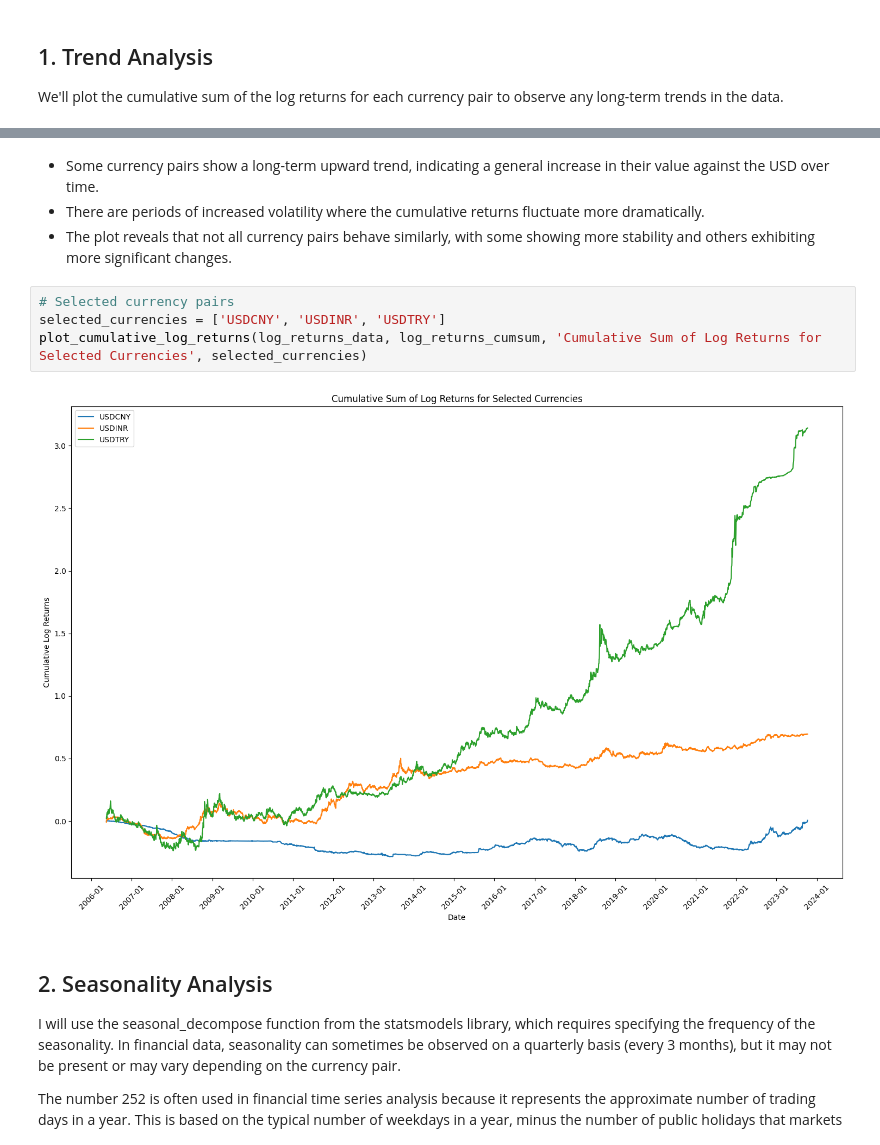
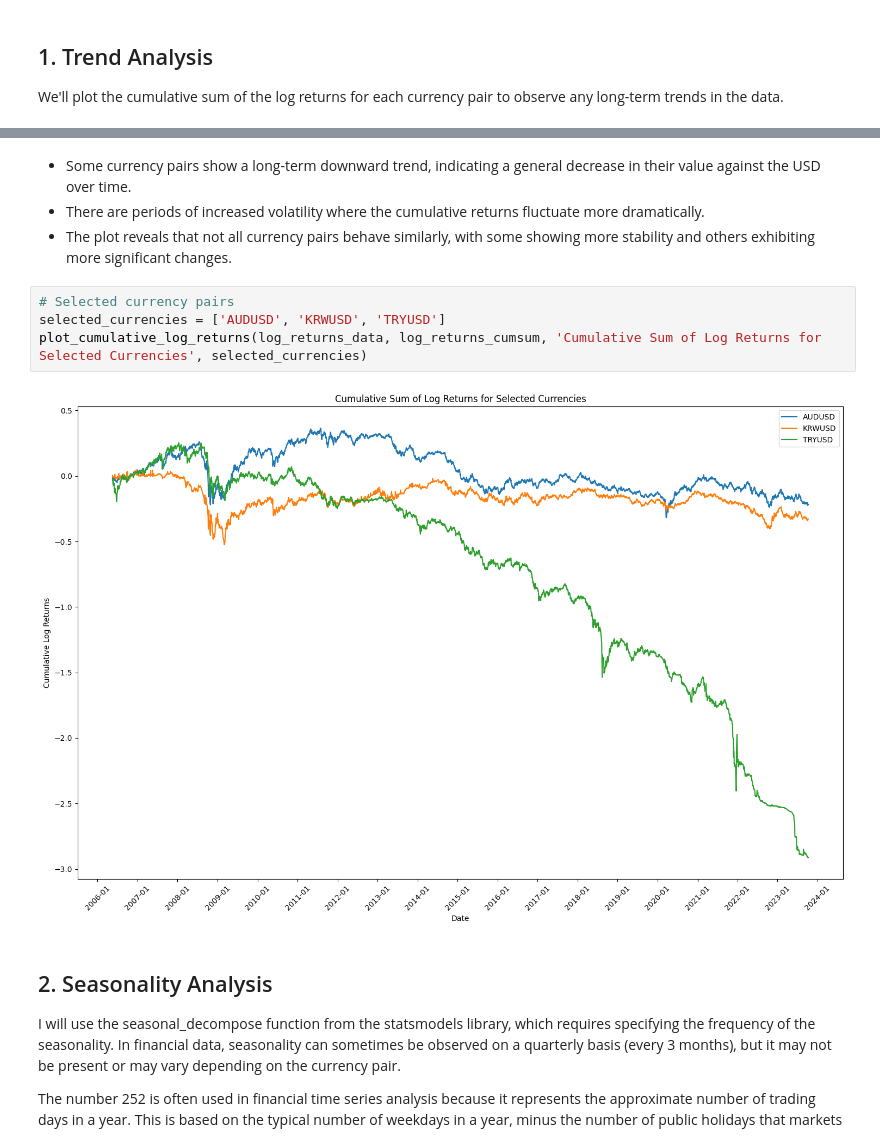
Before and after one commit to CodeBySohyun/Inverse_Ising_Inference, a Jupyter notebook: Data_Analysis/ising_statistics.ipynb, the cells around one changed output, grey strips where cells are left out. Drawn from its saved outputs; the diff is of its cells as text.

```diff
--- a/Data_Analysis/ising_statistics.ipynb
+++ b/Data_Analysis/ising_statistics.ipynb
@@ -219,13 +219,13 @@ plot_cumulative_log_returns(log_returns_data, log_returns_cumsum, 'Cumulative Su
 # %% [markdown]
-- Some currency pairs show a long-term upward trend, indicating a general increase in their value against the USD over time.
+- Some currency pairs show a long-term downward trend, indicating a general decrease in their value against the USD over time.
 - There are periods of increased volatility where the cumulative returns fluctuate more dramatically.
 - The plot reveals that not all currency pairs behave similarly, with some showing more stability and others exhibiting more significant changes.
 # %%
 # Selected currency pairs
-selected_currencies = ['USDCNY', 'USDINR', 'USDTRY']
+selected_currencies = ['AUDUSD', 'KRWUSD', 'TRYUSD']
 plot_cumulative_log_returns(log_returns_data, log_returns_cumsum, 'Cumulative Sum of Log Returns for Selected Currencies', selected_currencies)
 # %% [output]
-[figure, old version]
+[figure, new version]
 # %% [markdown]
 ## 2. Seasonality Analysis
 
```
Also changed, not shown: parts of 22 cells of this notebook, 1 other file.
